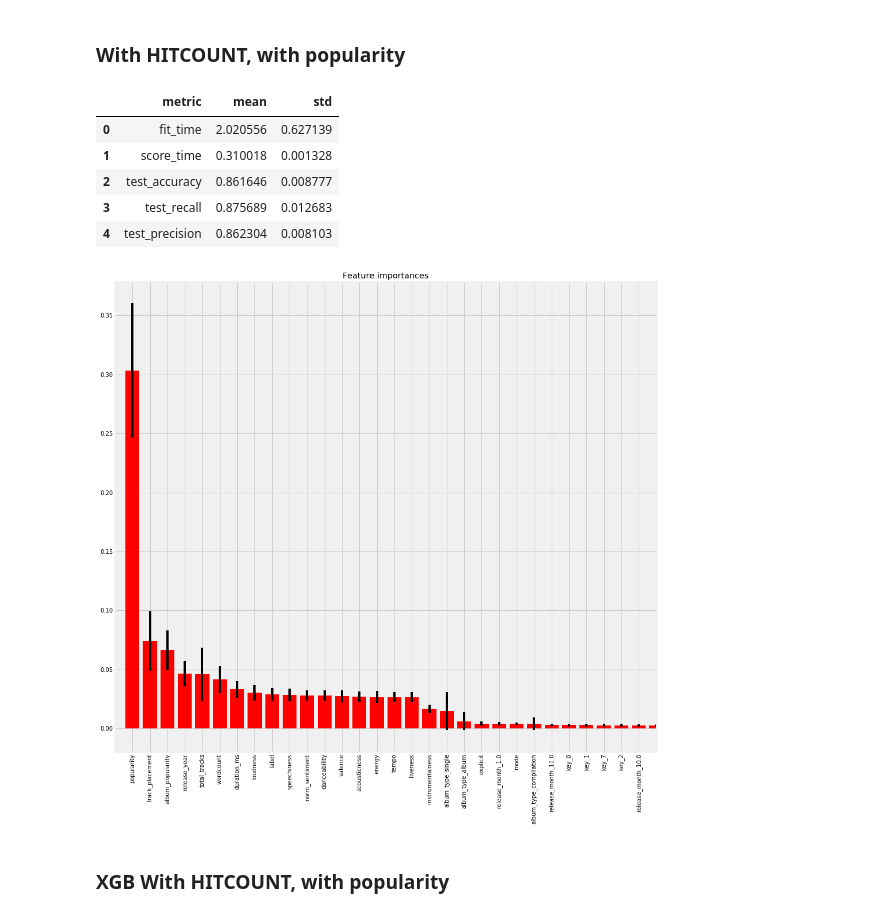
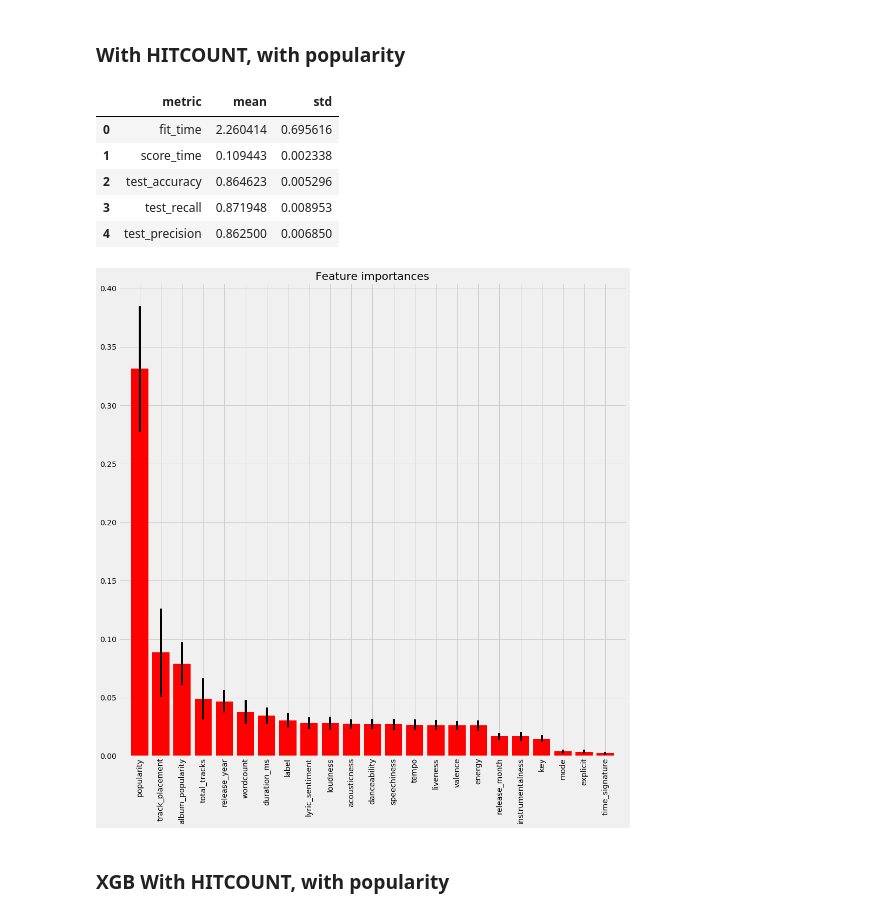
Before and after one commit to Greenford/billboard, a Jupyter notebook: models.ipynb, the cells around one changed output. Saved outputs shown, nothing was run; the diff lists cells and outputs as text; code cells hidden in the pictures.

```diff
--- a/models.ipynb
+++ b/models.ipynb
@@ -130,20 +134,37 @@ X_train, X_test, y_train, y_test = train_test_split(_X, _y, test_size=0.1)
+# %%
+bbd = pipe.BillboardData()
+bbd.load()
+bbd.drop_no_lyrics()
+bbd.balance_class_year(1)
+bbd.transform_for_models()
+# bbd.drop_popularities()
+# bbd.df.drop(columns='label', inplace=True)
+testdf = bbd.split_test(rstate=1)
+bbd.transform_label_to_hitcount()
+testdf = bbd.transform_label_to_hitcount(testdf=testdf)
+
+y_train = bbd.df.pop('on_billboard').values
+X_train = bbd.df.values
+
+y_test = testdf.pop('on_billboard').values
+X_test = testdf.values
 # %%
 rf = RandomForestClassifier(n_estimators=100, oob_score=True, n_jobs=-1)
 
 cv = cross_validate(rf, X_train, y_train, scoring=['accuracy', 'recall', 'precision'],
               n_jobs=-1, cv=5, return_train_score=False)
-present_cv(cv)
+models.present_cv(cv)
 # %% [output]
 |  | metric | mean | std |
-| 0 | fit_time | 2.020556 | 0.627139 |
-| 1 | score_time | 0.310018 | 0.001328 |
-| 2 | test_accuracy | 0.861646 | 0.008777 |
-| 3 | test_recall | 0.875689 | 0.012683 |
-| 4 | test_precision | 0.862304 | 0.008103 |
+| 0 | fit_time | 2.260414 | 0.695616 |
+| 1 | score_time | 0.109443 | 0.002338 |
+| 2 | test_accuracy | 0.864623 | 0.005296 |
+| 3 | test_recall | 0.871948 | 0.008953 |
+| 4 | test_precision | 0.862500 | 0.006850 |
 # %%
 rf.fit(X_train, y_train)
-plot_feature_importances(X_train, rf, 30, df.columns)
+models.plot_feature_importances(rf, bbd.df.columns, np.inf)
 # %% [output]
-[figure, old version]
+[figure, new version]
 # %% [markdown]
 ### XGB With HITCOUNT, with popularity
```
Also changed, not shown: parts of 40 cells of this notebook, 1 other file.
